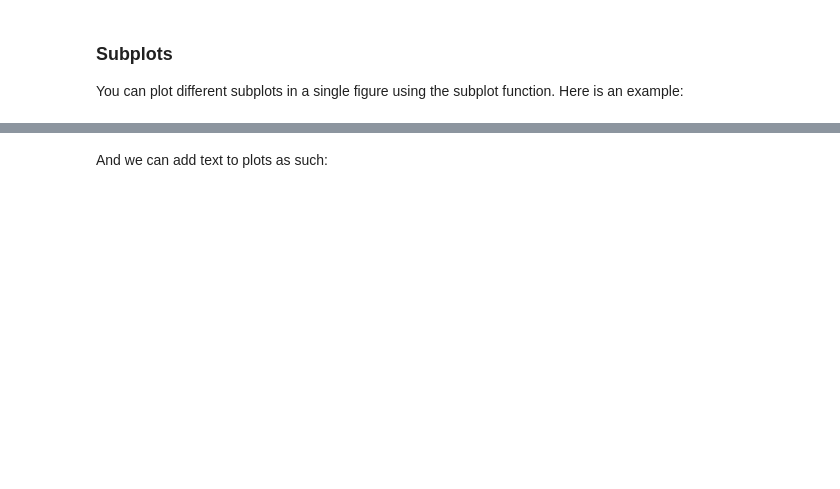
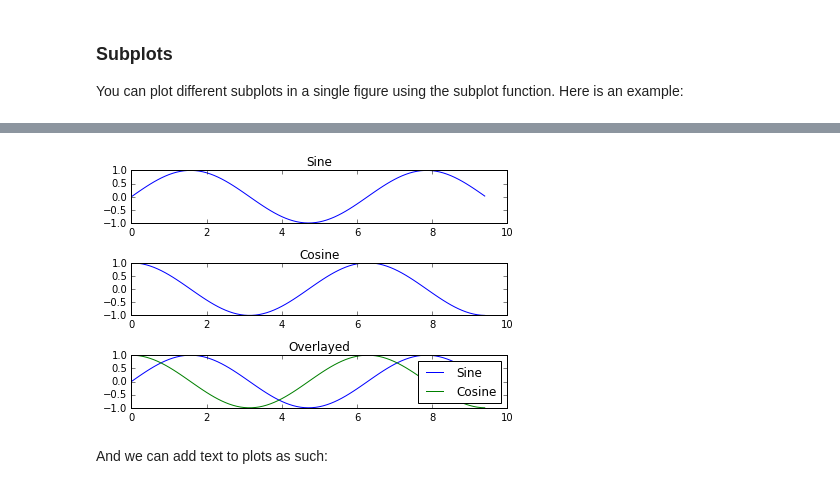
Before and after one commit to MCaviezel/python_workshop-Basel, a Jupyter notebook: python_tutorial.ipynb, the cells around one changed output, grey strips where cells are left out. Drawn from its saved outputs; the diff is of its cells as text; code cells hidden in the pictures; blank space fills up the shorter version.

```diff
--- a/python_tutorial.ipynb
+++ b/python_tutorial.ipynb
@@ -2738,3 +2828,33 @@ plt.show()
+# %%
+# Compute the x and y coordinates for points on sine and cosine curves
+x = np.arange(0, 3 * np.pi, 0.1)
+y_sin = np.sin(x)
+    #print(y_sin,'\n')
+y_cos = np.cos(x)
+    #print(y_cos,'\n')
+# Set up a subplot grid that has 2 'rows' and 1 'column',
+# and set the first such subplot as active.
+plt.subplot(3, 1, 1)  # the third argument here sets the 'active' plot
+plt.plot(x, y_sin)
+plt.title('Sine')
+
+# Set the second subplot as active, and make the second plot.
+plt.subplot(3, 1, 2)
+plt.plot(x, y_cos)
+plt.title('Cosine')
+
+plt.subplot(3, 1, 3)
+plt.plot(x, y_sin)
+plt.plot(x, y_cos)
+plt.title('Overlayed')
+plt.legend(['Sine', 'Cosine'])
+
+
+# Show the figure.
+plt.tight_layout() # this prevents plots from overlapping
+plt.show()
+# %% [output]
+[figure, added]
 # %% [markdown]
 And we can add text to plots as such:
 # %%
```
Also changed, not shown: parts of 19 cells of this notebook.
